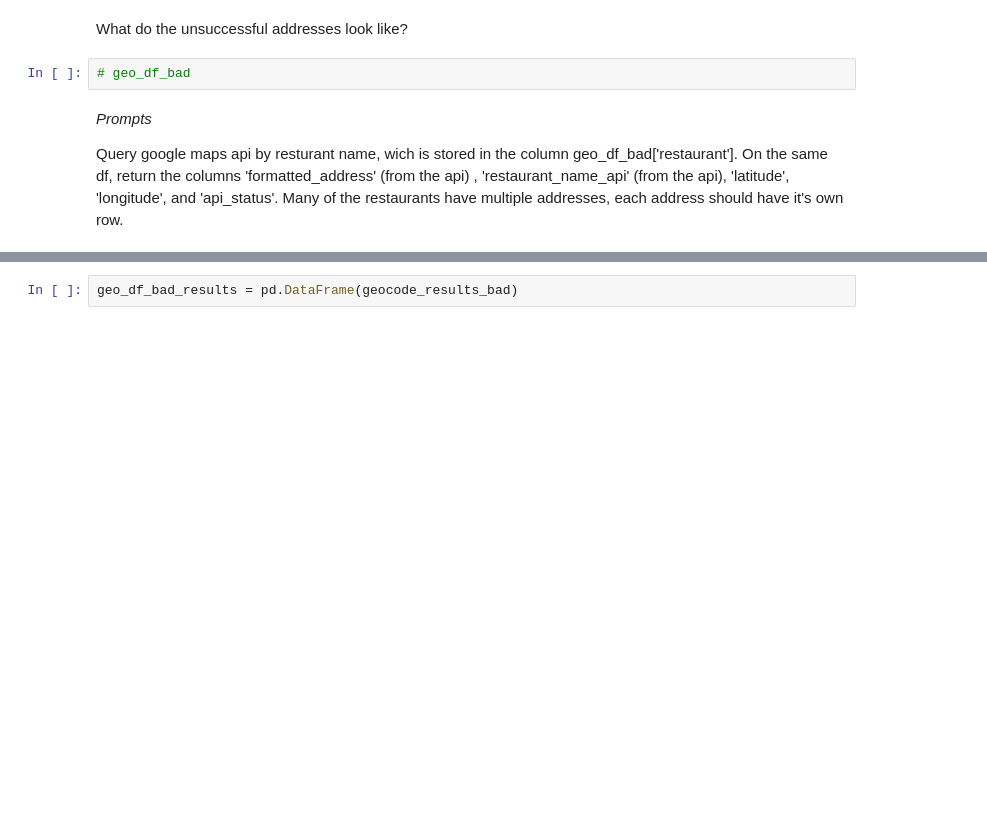
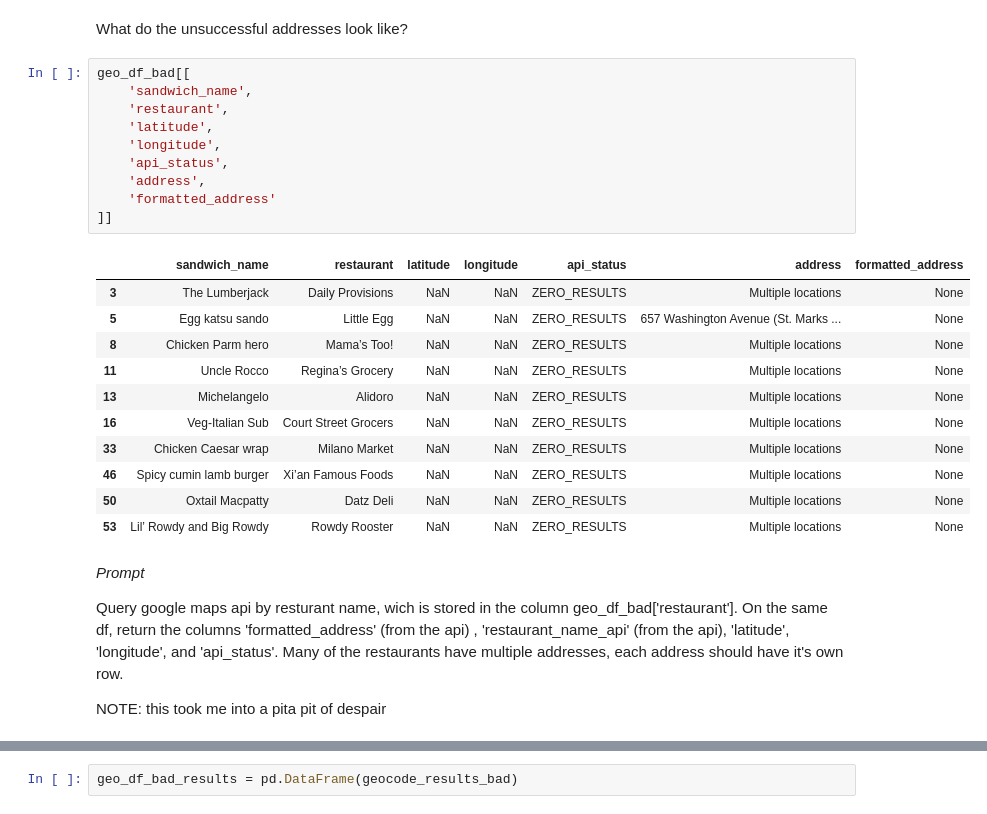
Before and after one commit to dan-dewitz/Mapping-Iconic-NYC-Sandwiches, a Jupyter notebook: create_sandwich_map.ipynb, the cells around one changed output, grey strips where cells are left out. Drawn from its saved outputs; the diff is of its cells as text; blank space fills up the shorter version.

```diff
--- a/create_sandwich_map.ipynb
+++ b/create_sandwich_map.ipynb
@@ -481,12 +508,34 @@ len(geo_df_bad) + len(geo_df_ok)
 56
 # %% [markdown]
 What do the unsuccessful addresses look like?
-# %%
-# geo_df_bad
+# %%
+geo_df_bad[[
+    'sandwich_name',
+    'restaurant',
+    'latitude',
+    'longitude',
+    'api_status',
+    'address',
+    'formatted_address'
+]]
+# %% [output]
+|  | sandwich_name | restaurant | latitude | longitude | api_status | address | formatted_address |
+| 3 | The Lumberjack | Daily Provisions | NaN | NaN | ZERO_RESULTS | Multiple locations | None |
+| 5 | Egg katsu sando | Little Egg | NaN | NaN | ZERO_RESULTS | 657 Washington Avenue (St. Marks ... | None |
+| 8 | Chicken Parm hero | Mama’s Too! | NaN | NaN | ZERO_RESULTS | Multiple locations | None |
+| 11 | Uncle Rocco | Regina’s Grocery | NaN | NaN | ZERO_RESULTS | Multiple locations | None |
+| 13 | Michelangelo | Alidoro | NaN | NaN | ZERO_RESULTS | Multiple locations | None |
+| 16 | Veg-Italian Sub | Court Street Grocers | NaN | NaN | ZERO_RESULTS | Multiple locations | None |
+| 33 | Chicken Caesar wrap | Milano Market | NaN | NaN | ZERO_RESULTS | Multiple locations | None |
+| 46 | Spicy cumin lamb burger | Xi’an Famous Foods | NaN | NaN | ZERO_RESULTS | Multiple locations | None |
+| 50 | Oxtail Macpatty | Datz Deli | NaN | NaN | ZERO_RESULTS | Multiple locations | None |
+| 53 | Lil’ Rowdy and Big Rowdy | Rowdy Rooster | NaN | NaN | ZERO_RESULTS | Multiple locations | None |
 # %% [markdown]
-*Prompts*
+*Prompt*
 
 Query google maps api by resturant name, wich is stored in the column geo_df_bad['restaurant']. On the same df, return the columns 'formatted_address' (from the api) , 'restaurant_name_api' (from the api), 'latitude', 'longitude', and 'api_status'. Many of the restaurants have multiple addresses, each address should have it's own row.
+
+NOTE: this took me into a pita pit of despair
 # %%
 geo_df_bad.columns
 # %% [output]
```
Also changed, not shown: parts of 135 cells of this notebook.
